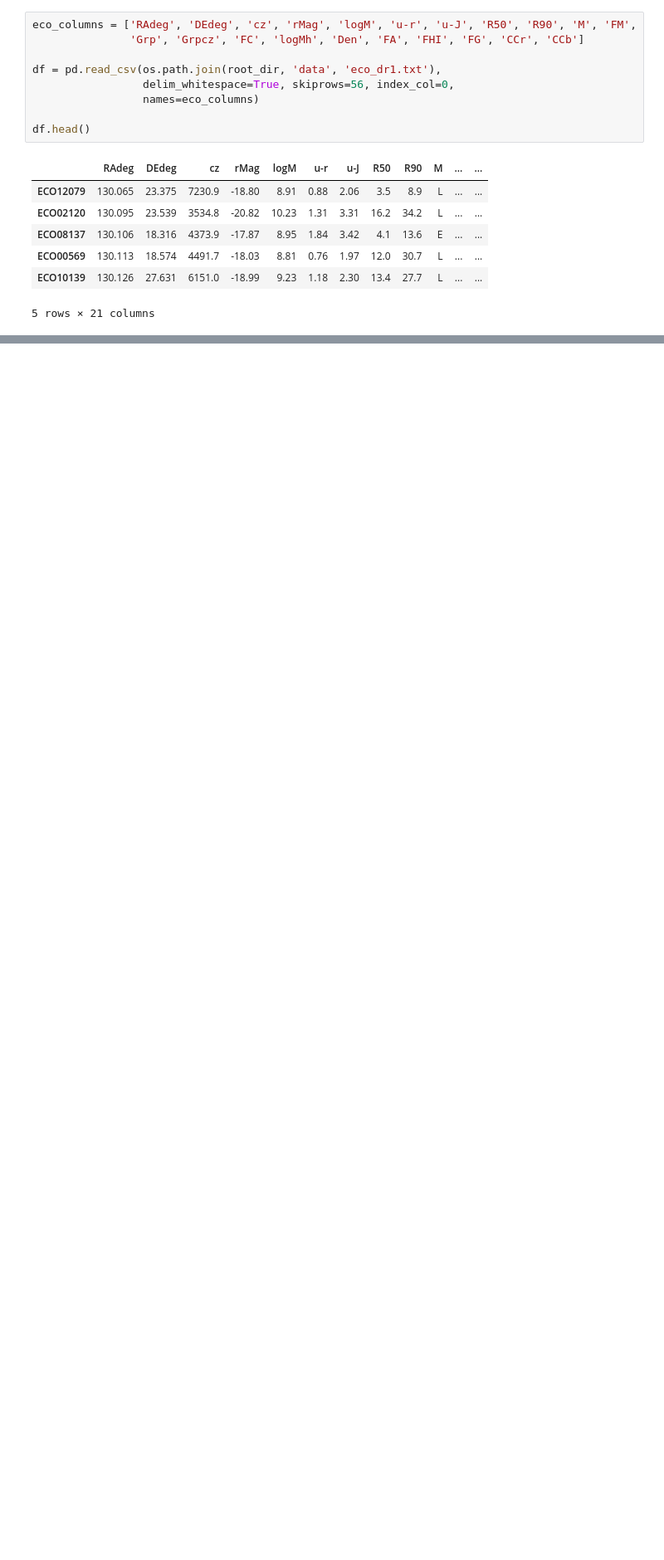
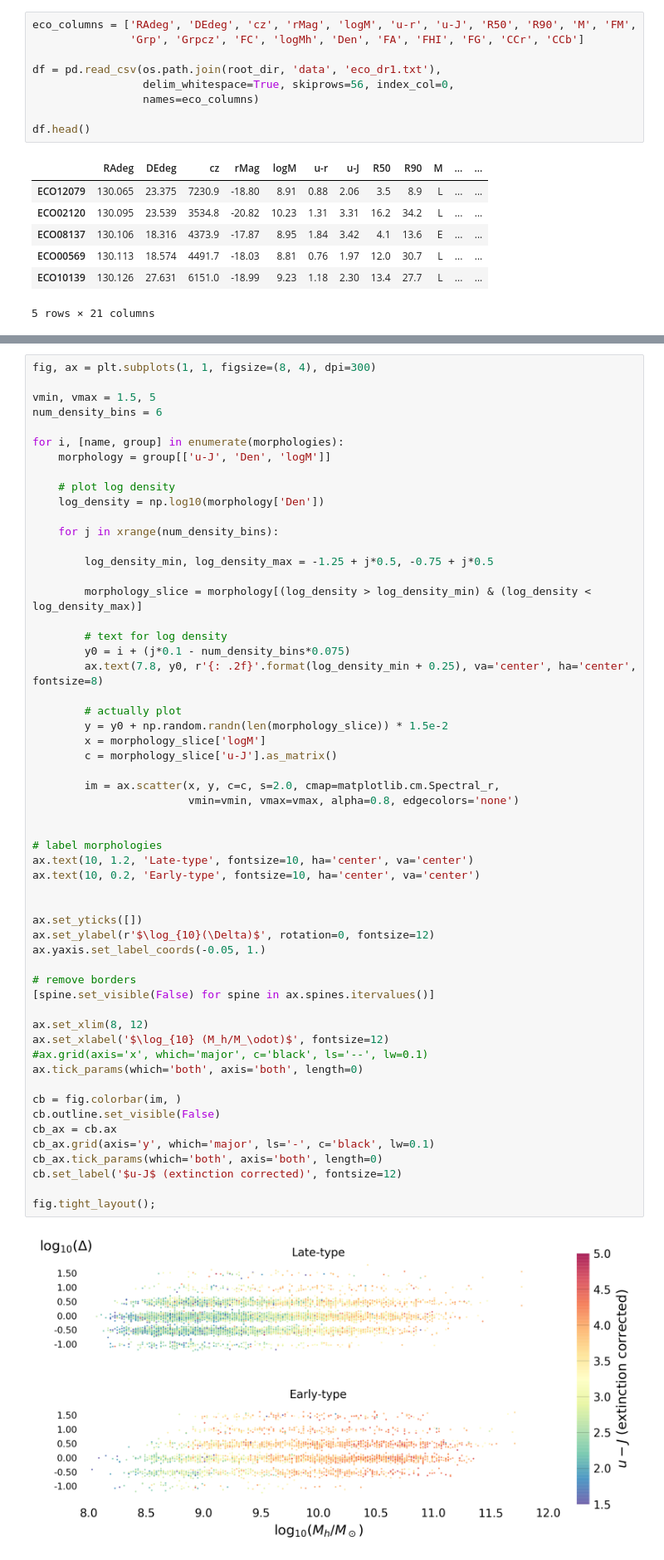
Before and after one commit to jwuphysics/visualizing-eco, a Jupyter notebook: notebook/Morphology versus other statistics.ipynb, the cells around one changed output, grey strips where cells are left out. Shown at 83% size. Drawn from its saved outputs; the diff is of its cells as text; blank space fills up the shorter version.

```diff
--- a/notebook/Morphology versus other statistics.ipynb
+++ b/notebook/Morphology versus other statistics.ipynb
@@ -70,0 +72,58 @@ cb.set_label('$u-J$ (extinction corrected)', fontsize=12)
+# %%
+fig, ax = plt.subplots(1, 1, figsize=(8, 4), dpi=300)
+
+vmin, vmax = 1.5, 5
+num_density_bins = 6
+
+for i, [name, group] in enumerate(morphologies):
+    morphology = group[['u-J', 'Den', 'logM']]
+
+    # plot log density
+    log_density = np.log10(morphology['Den'])
+
+    for j in xrange(num_density_bins):
+
+        log_density_min, log_density_max = -1.25 + j*0.5, -0.75 + j*0.5
+
+        morphology_slice = morphology[(log_density > log_density_min) & (log_density < log_density_max)]
+
+        # text for log density
+        y0 = i + (j*0.1 - num_density_bins*0.075)
+        ax.text(7.8, y0, r'{: .2f}'.format(log_density_min + 0.25), va='center', ha='center', fontsize=8)
+
+        # actually plot
+        y = y0 + np.random.randn(len(morphology_slice)) * 1.5e-2
+        x = morphology_slice['logM']
+        c = morphology_slice['u-J'].as_matrix()
+
+        im = ax.scatter(x, y, c=c, s=2.0, cmap=matplotlib.cm.Spectral_r,
+                        vmin=vmin, vmax=vmax, alpha=0.8, edgecolors='none')
+
+
+# label morphologies
+ax.text(10, 1.2, 'Late-type', fontsize=10, ha='center', va='center')
+ax.text(10, 0.2, 'Early-type', fontsize=10, ha='center', va='center')
+
+
+ax.set_yticks([])
+ax.set_ylabel(r'$\log_{10}(\Delta)$', rotation=0, fontsize=12)
+ax.yaxis.set_label_coords(-0.05, 1.)
+
+# remove borders
+[spine.set_visible(False) for spine in ax.spines.itervalues()]
+
+ax.set_xlim(8, 12)
+ax.set_xlabel('$\log_{10} (M_h/M_\odot)$', fontsize=12)
+#ax.grid(axis='x', which='major', c='black', ls='--', lw=0.1)
+ax.tick_params(which='both', axis='both', length=0)
+
+cb = fig.colorbar(im, )
+cb.outline.set_visible(False)
+cb_ax = cb.ax
+cb_ax.grid(axis='y', which='major', ls='-', c='black', lw=0.1)
+cb_ax.tick_params(which='both', axis='both', length=0)
+cb.set_label('$u-J$ (extinction corrected)', fontsize=12)
+
+fig.tight_layout();
+# %% [output]
+[figure, added]
```
Also changed, not shown: parts of 4 cells of this notebook.
